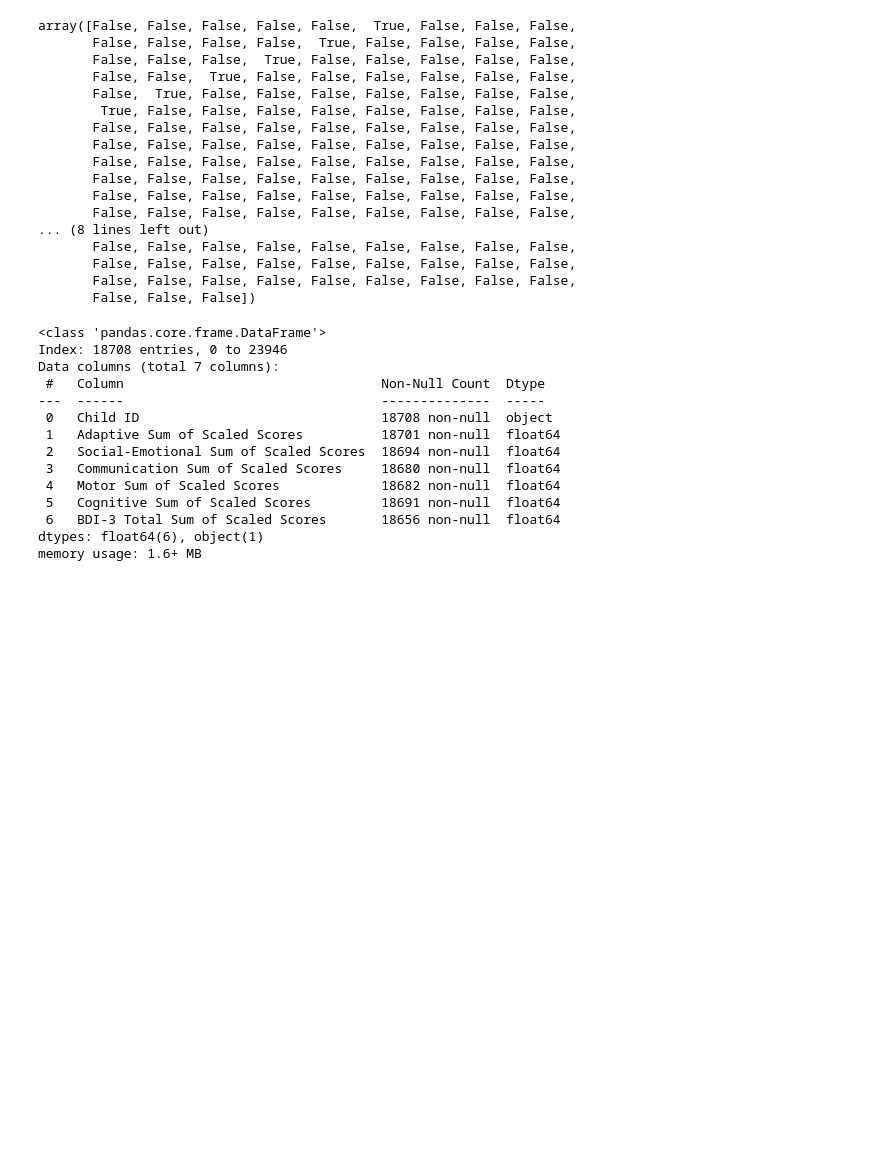
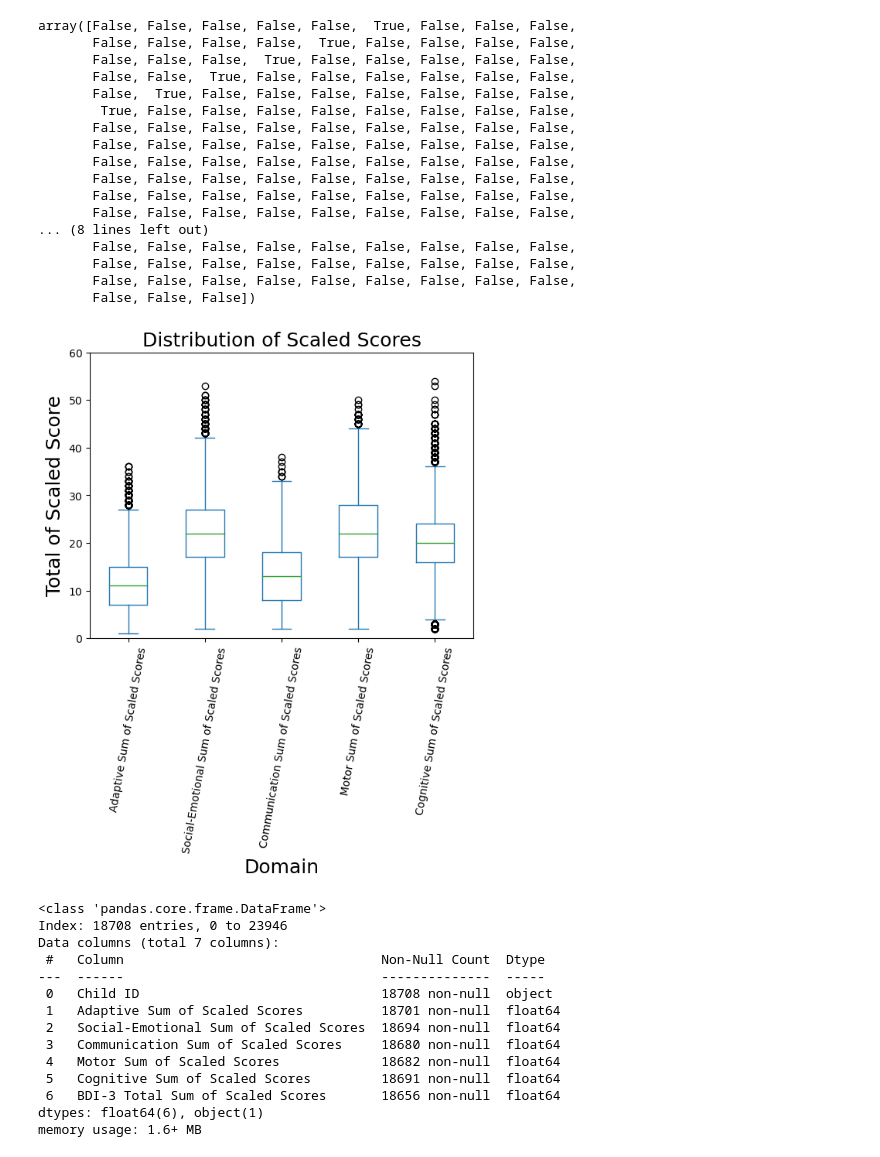
Before and after one commit to NSS-Data-Analytics-Cohort-10/teis-pugrammers, a Jupyter notebook: notebooks/teis_prelim.ipynb, the cells around one changed output. Cells and saved outputs as stored; diff of their text form; code cells hidden in the pictures; blank space fills up the shorter version.

Commit message:
Box and Whisker Plot

```diff
--- a/notebooks/teis_prelim.ipynb
+++ b/notebooks/teis_prelim.ipynb
@@ -359,6 +359,20 @@ array([False, False, False, False, False,  True, False, False, False,
 sss_df = teis_rdi_fixed.iloc[:,sss_cols]
 # %%
 sss_df.insert(loc=0, column='Child ID', value=teis_rdi_fixed['Child ID'])
+# %%
+# Plot the dataframe
+p = sss_df[['Adaptive Sum of Scaled Scores', 'Social-Emotional Sum of Scaled Scores',
+             'Communication Sum of Scaled Scores','Motor Sum of Scaled Scores',
+             'Cognitive Sum of Scaled Scores']].plot(kind='box', rot=80)
+
+# Display the plot
+p.set_title("Distribution of Scaled Scores", fontsize=18);
+p.set_xlabel("Domain", fontsize=18);
+p.set_ylabel("Total of Scaled Score", fontsize=18);
+p.set_ylim(0,60);
+plt.show()
+# %% [output]
+[figure, added]
 # %%
 sss_df.info()
 # %% [output]
```
Also changed, not shown: parts of 1 cell of this notebook.
